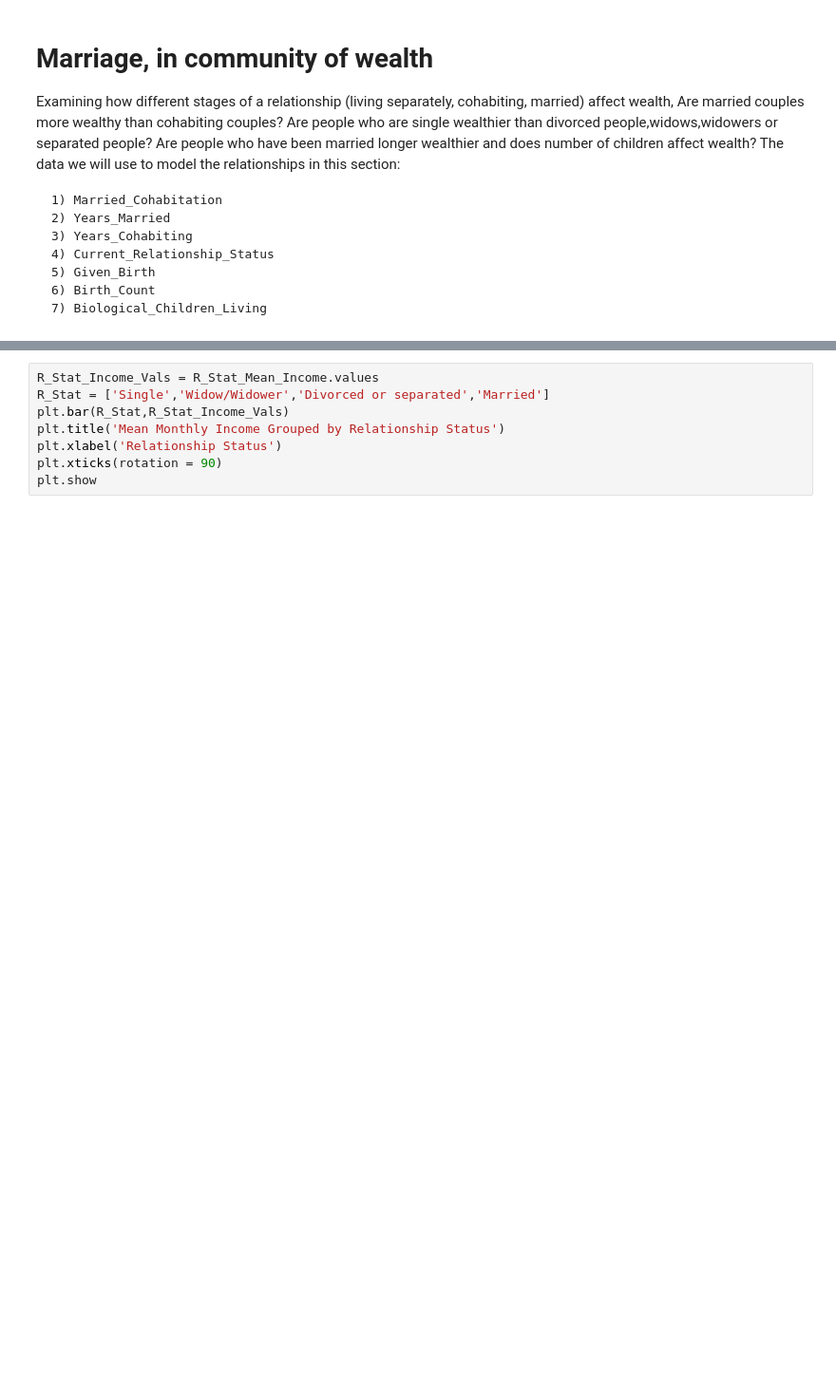
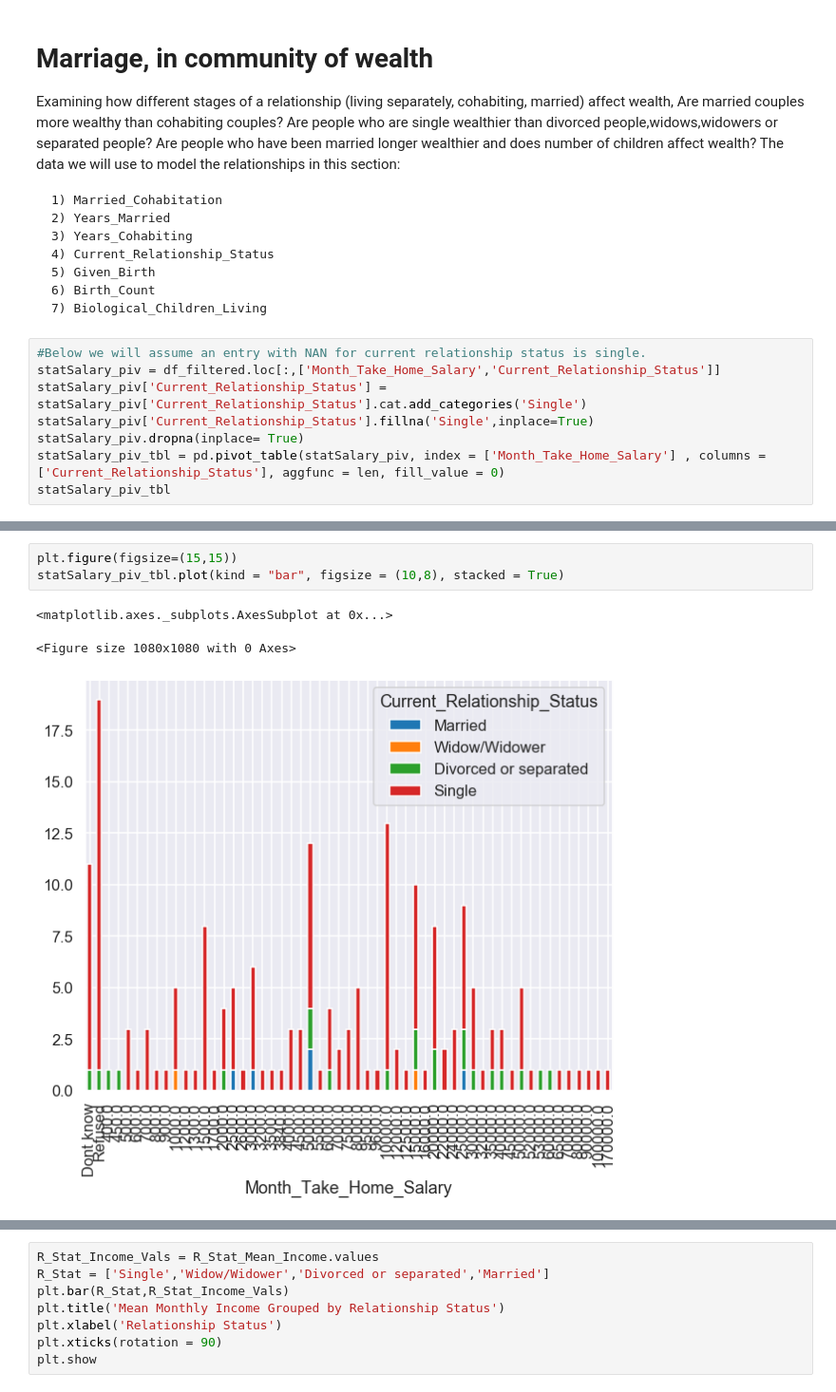
Before and after one commit to DAE-Mini-Project/DEA-Code, a Jupyter notebook: DaeCode.ipynb, the cells around one changed output, grey strips where cells are left out. Shown at 95% size. Saved outputs shown, nothing was run; the diff lists cells and outputs as text; blank space fills up the shorter version.

```diff
--- a/DaeCode.ipynb
+++ b/DaeCode.ipynb
@@ -1534,3 +1539,11 @@ The data we will use to model the relationships in this section:
     5) Given_Birth
     6) Birth_Count
     7) Biological_Children_Living
+# %%
+#Below we will assume an entry with NAN for current relationship status is single.
+statSalary_piv = df_filtered.loc[:,['Month_Take_Home_Salary','Current_Relationship_Status']]
+statSalary_piv['Current_Relationship_Status'] = statSalary_piv['Current_Relationship_Status'].cat.add_categories('Single')
+statSalary_piv['Current_Relationship_Status'].fillna('Single',inplace=True)
+statSalary_piv.dropna(inplace= True)
+statSalary_piv_tbl = pd.pivot_table(statSalary_piv, index = ['Month_Take_Home_Salary'] , columns =['Current_Relationship_Status'], aggfunc = len, fill_value = 0)
+statSalary_piv_tbl
@@ -1536,0 +1569,7 @@ The data we will use to model the relationships in this section:
+# %%
+plt.figure(figsize=(15,15))
+statSalary_piv_tbl.plot(kind = "bar", figsize = (10,8), stacked = True)
+# %% [output]
+<matplotlib.axes._subplots.AxesSubplot at 0x...>
+<Figure size 1080x1080 with 0 Axes>
+[figure, added]
```
Also changed, not shown: parts of 10 cells of this notebook.
